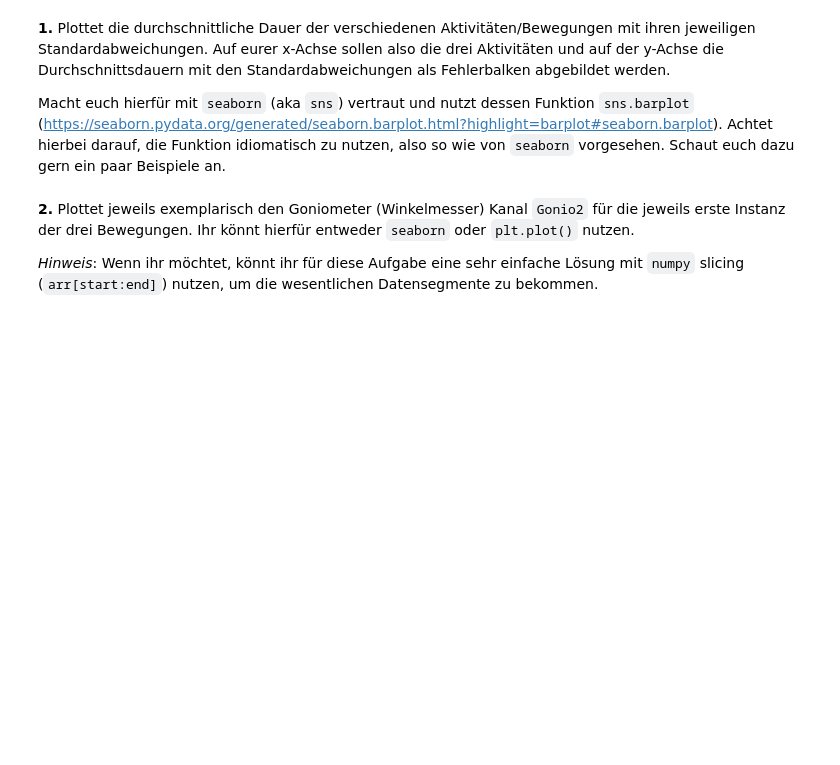
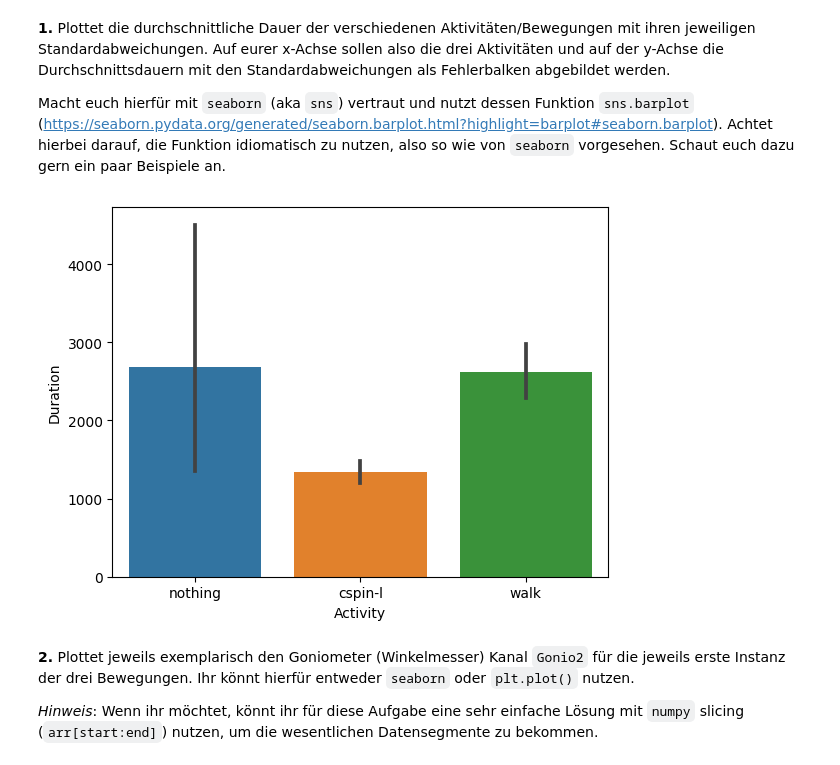
Before and after one commit to melihonat/sose23, a Jupyter notebook: bub/blatt5/praktisch.ipynb, the cells around one changed output. Saved outputs shown, nothing was run; the diff lists cells and outputs as text; code cells hidden in the pictures; blank space fills up the shorter version.

```diff
--- a/bub/blatt5/praktisch.ipynb
+++ b/bub/blatt5/praktisch.ipynb
@@ -55,7 +62,9 @@ labels.head()
 Macht euch hierfür mit `seaborn` (aka `sns`) vertraut und nutzt dessen Funktion `sns.barplot` (https://seaborn.pydata.org/generated/seaborn.barplot.html?highlight=barplot#seaborn.barplot). Achtet hierbei darauf, die Funktion idiomatisch zu nutzen, also so wie von `seaborn` vorgesehen. Schaut euch dazu gern ein paar Beispiele an.
 # %%
 # YOUR CODE HERE
-raise NotImplementedError()
+a = sns.barplot(x='Activity', y='Duration', data=labels)
+# %% [output]
+[figure, added]
 # %% [markdown]
 **2.** Plottet jeweils exemplarisch den Goniometer (Winkelmesser) Kanal `Gonio2` für die jeweils erste Instanz der drei Bewegungen. Ihr könnt hierfür entweder `seaborn` oder `plt.plot()` nutzen.
 
```
Also changed, not shown: parts of 12 cells of this notebook.
